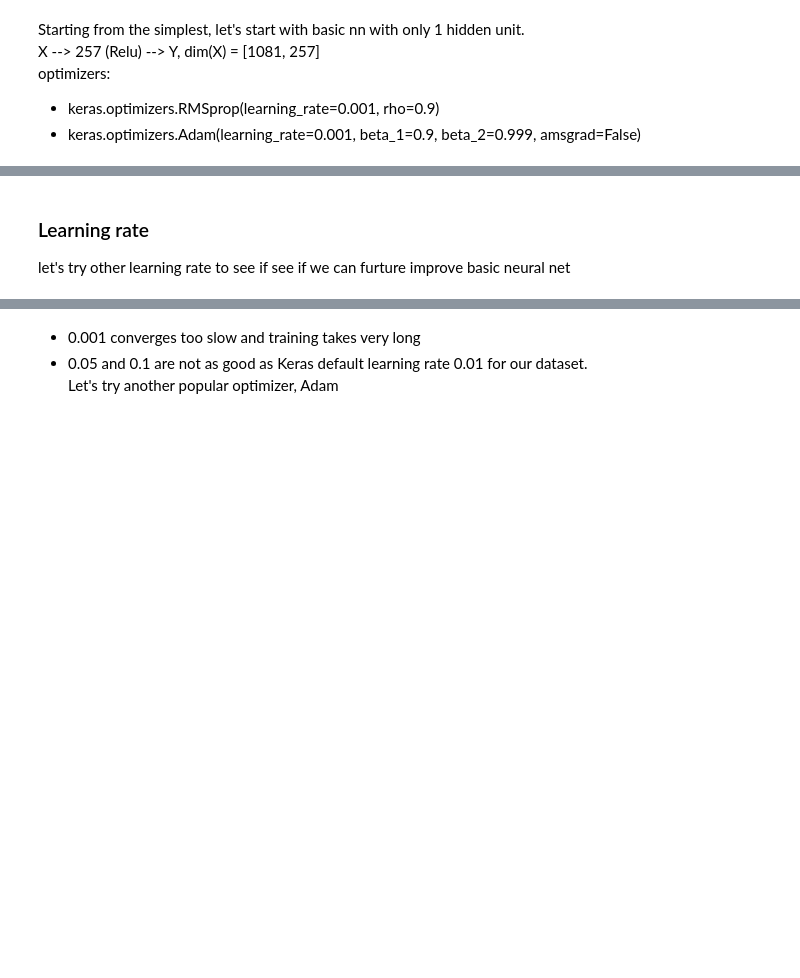
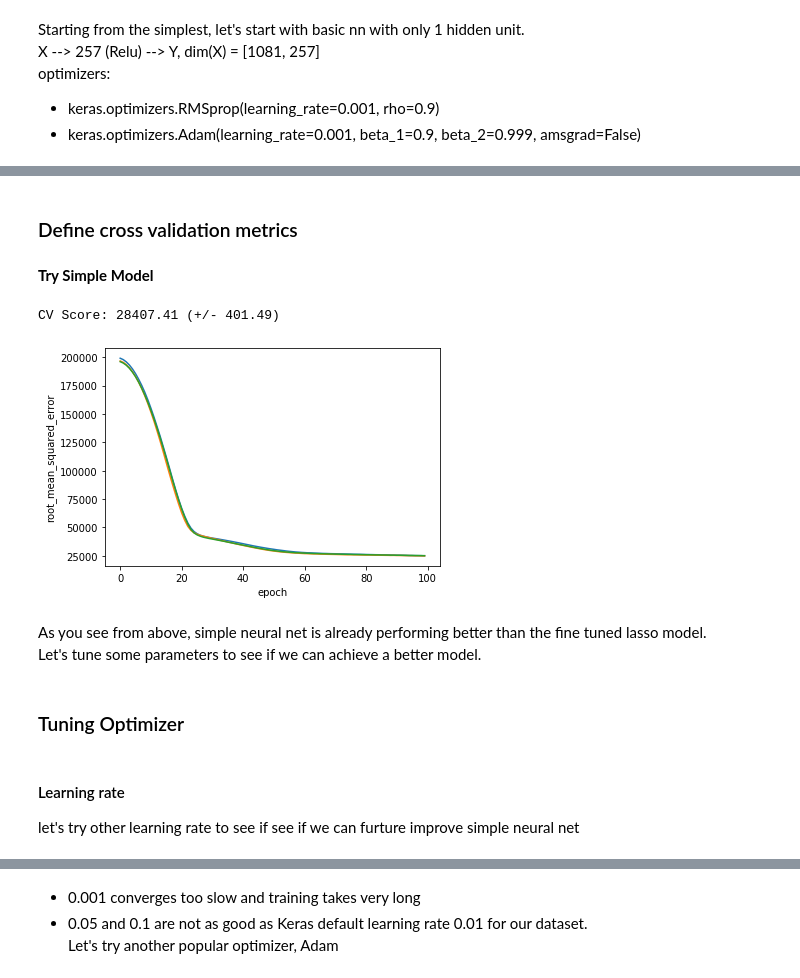
Before and after one commit to melaniezheng/dnn_house_saleprice, a Jupyter notebook: keras.ipynb, the cells around one changed output, grey strips where cells are left out. Drawn from its saved outputs; the diff is of its cells as text; code cells hidden in the pictures; blank space fills up the shorter version.

```diff
--- a/keras.ipynb
+++ b/keras.ipynb
@@ -318,3 +172,58 @@ WARNING:tensorflow:Falling back from v2 loop because of error: Failed to find da
+# %% [markdown]
+### Define cross validation metrics
+# %%
+from tensorflow.keras.models import clone_model
+def get_cv_scores(estimator, max_epochs = 10, batchsize = 32,
+                  optimizer = keras.optimizers.RMSprop(0.01)):
+    cvscores = []
+    histories = []
+    kf = KFold(3, shuffle=True, random_state = SEED_NUMBER)
+    for tr, val in kf.split(train_s, train_labels):
+        set_random_seed(SEED_NUMBER) # reproducibility
+        model = clone_model(estimator) # create model
+        history = compile_and_fit(model, train_s[tr], train_labels[tr], max_epochs, batchsize, optimizer)
+        histories.append(history)
+        scores = model.evaluate(train_s[val], train_labels[val], verbose=0)
+        cvscores.append(scores[1])
+    print("CV Score: %.2f (+/- %.2f)" % (np.mean(cvscores), np.std(cvscores)))
+    return (histories, cvscores)
+# %%
+def plot_histories(histories):
+    for history in histories:
+        hist = pd.DataFrame(history.history)
+        hist['epoch'] = history.epoch
+        sns.lineplot(x='epoch',y='root_mean_squared_error', data=hist)
+
+def plot_histories_with_names(histories_lst, names):
+    # plots average root mean squared error from 3 fold cv.
+
+    # names : repeat each element 3 times (for cross validation) [1,2,3] --> [1,1,1,2,2,2,3,3,3]
+    names = [item for sublist in [[name]*3 for name in names] for item in sublist]
+    histories_lst = [history for histories in histories_lst for history in histories] # flatten
+    df = pd.DataFrame(columns=['loss','root_mean_squared_error','epoch','name'])
+    for history, name in zip(histories_lst, names):
+        hist = pd.DataFrame(history.history)
+        hist['epoch'] = history.epoch
+        hist['name'] = name
+        df = df.append(hist)
+    df = df.groupby(['name','epoch']).mean()[['root_mean_squared_error']].reset_index()
+    plt.figure(figsize=(12,5))
+    sns.lineplot(x='epoch',y='root_mean_squared_error', data=df, hue = 'name')
+# %% [markdown]
+<b> Try Simple Model
+# %%
+estimator = simple_model()
+histories, cvscores = get_cv_scores(estimator, max_epochs = 100)
+plot_histories(histories)
+# %% [output]
+CV Score: 28407.41 (+/- 401.49)
+[figure, added]
+# %% [markdown]
+As you see from above, simple neural net is already performing better than the fine tuned lasso model.
+<br>
+Let's tune some parameters to see if we can achieve a better model.
+# %% [markdown]
+### Tuning Optimizer
 # %% [markdown]
-### Learning rate
-let's try other learning rate to see if see if we can furture improve basic neural net
+#### Learning rate
+let's try other learning rate to see if see if we can furture improve simple neural net
```
Also changed, not shown: parts of 94 cells of this notebook.
